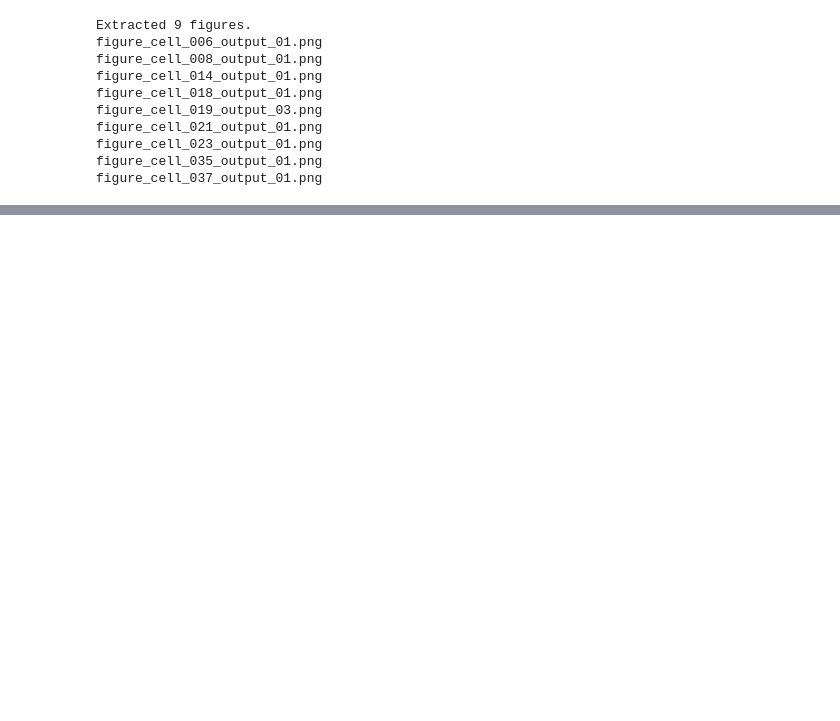
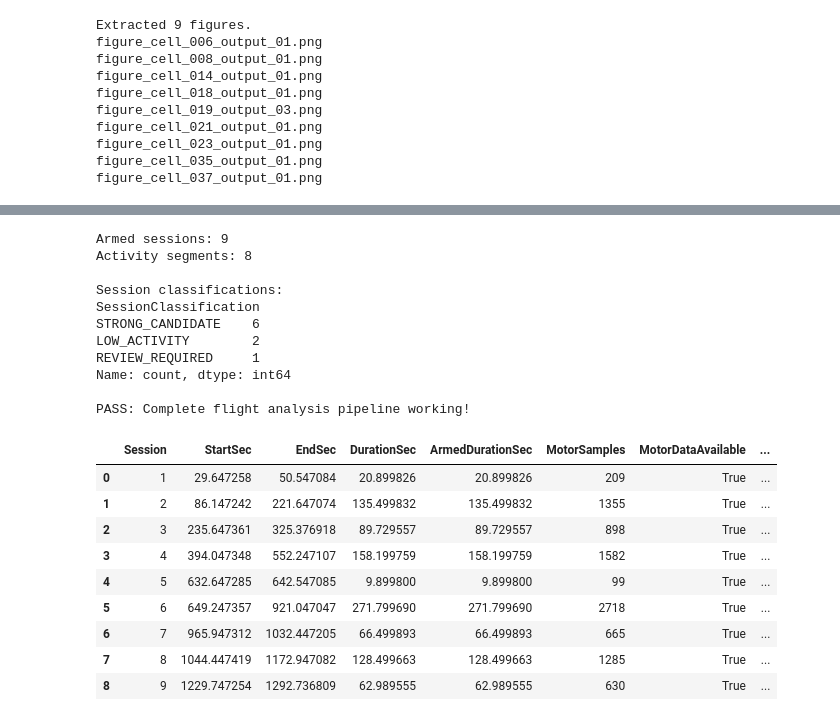
Before and after one commit to Deptator/uav-flight-log-research, a Jupyter notebook: notebooks/05-flight-session-analysis.ipynb, the cells around one changed output, grey strips where cells are left out. Drawn from its saved outputs; the diff is of its cells as text; code cells hidden in the pictures; blank space fills up the shorter version.

Commit message:
feat: add UAV analysis pipeline, anomaly detection and Streamlit dashboard

```diff
--- a/notebooks/05-flight-session-analysis.ipynb
+++ b/notebooks/05-flight-session-analysis.ipynb
@@ -2679,0 +3187,53 @@ figure_cell_037_output_01.png
+# %%
+import importlib
+
+import src.flight_classification as flight_classification
+import src.analysis_pipeline as analysis_pipeline
+
+importlib.reload(flight_classification)
+importlib.reload(analysis_pipeline)
+
+results = analysis_pipeline.analyze_flight_log(LOG_PATH)
+
+report = results["SessionReport"]
+
+print("Armed sessions:", len(report))
+print("Activity segments:", len(results["ActivitySegments"]))
+
+print("\nSession classifications:")
+print(report["SessionClassification"].value_counts())
+
+assert len(report) == 9
+assert len(results["ActivitySegments"]) == 8
+
+assert report["SessionClassification"].value_counts().to_dict() == {
+    "STRONG_CANDIDATE": 6,
+    "LOW_ACTIVITY": 2,
+    "REVIEW_REQUIRED": 1
+}
+
+print("\nPASS: Complete flight analysis pipeline working!")
+
+display(report)
+# %% [output]
+Armed sessions: 9
+Activity segments: 8
+
+Session classifications:
+SessionClassification
+STRONG_CANDIDATE    6
+LOW_ACTIVITY        2
+REVIEW_REQUIRED     1
+Name: count, dtype: int64
+
+PASS: Complete flight analysis pipeline working!
+|  | Session | StartSec | EndSec | DurationSec | ArmedDurationSec | MotorSamples | MotorDataAvailable | ... |
+| 0 | 1 | 29.647258 | 50.547084 | 20.899826 | 20.899826 | 209 | True | ... |
+| 1 | 2 | 86.147242 | 221.647074 | 135.499832 | 135.499832 | 1355 | True | ... |
+| 2 | 3 | 235.647361 | 325.376918 | 89.729557 | 89.729557 | 898 | True | ... |
+| 3 | 4 | 394.047348 | 552.247107 | 158.199759 | 158.199759 | 1582 | True | ... |
+| 4 | 5 | 632.647285 | 642.547085 | 9.899800 | 9.899800 | 99 | True | ... |
+| 5 | 6 | 649.247357 | 921.047047 | 271.799690 | 271.799690 | 2718 | True | ... |
+| 6 | 7 | 965.947312 | 1032.447205 | 66.499893 | 66.499893 | 665 | True | ... |
+| 7 | 8 | 1044.447419 | 1172.947082 | 128.499663 | 128.499663 | 1285 | True | ... |
+| 8 | 9 | 1229.747254 | 1292.736809 | 62.989555 | 62.989555 | 630 | True | ... |
```
Also changed, not shown: parts of 64 cells of this notebook, 17 other files.
